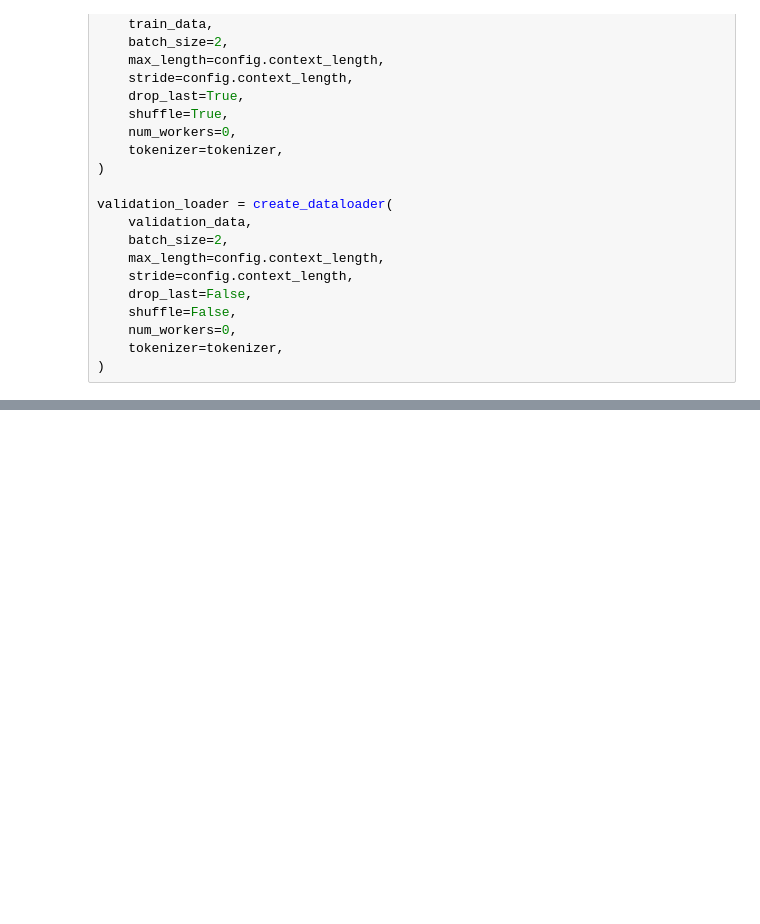
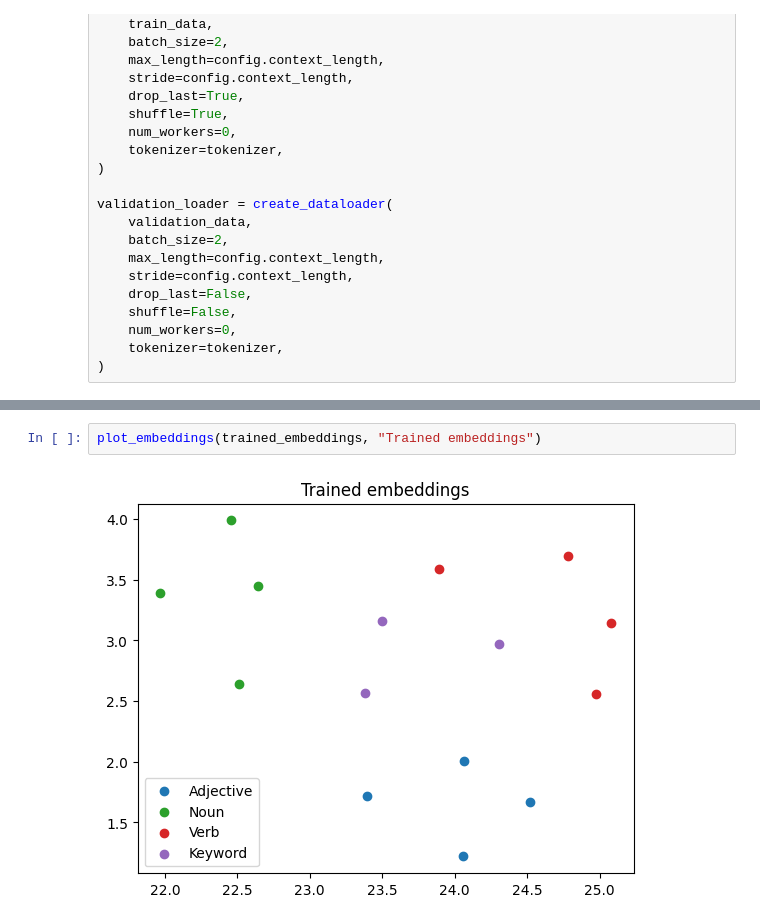
Before and after one commit to elcapo/llm-from-scratch, a Jupyter notebook: 12-word-world.ipynb, the cells around one changed output, grey strips where cells are left out. Saved outputs shown, nothing was run; the diff lists cells and outputs as text; blank space fills up the shorter version.

```diff
--- a/12-word-world.ipynb
+++ b/12-word-world.ipynb
@@ -314,0 +348,4 @@ tensor([[-0.0128,  0.2678, -0.3767, -0.6032],
+# %%
+plot_embeddings(trained_embeddings, "Trained embeddings")
+# %% [output]
+[figure, added]
```
Also changed, not shown: parts of 35 cells of this notebook.
